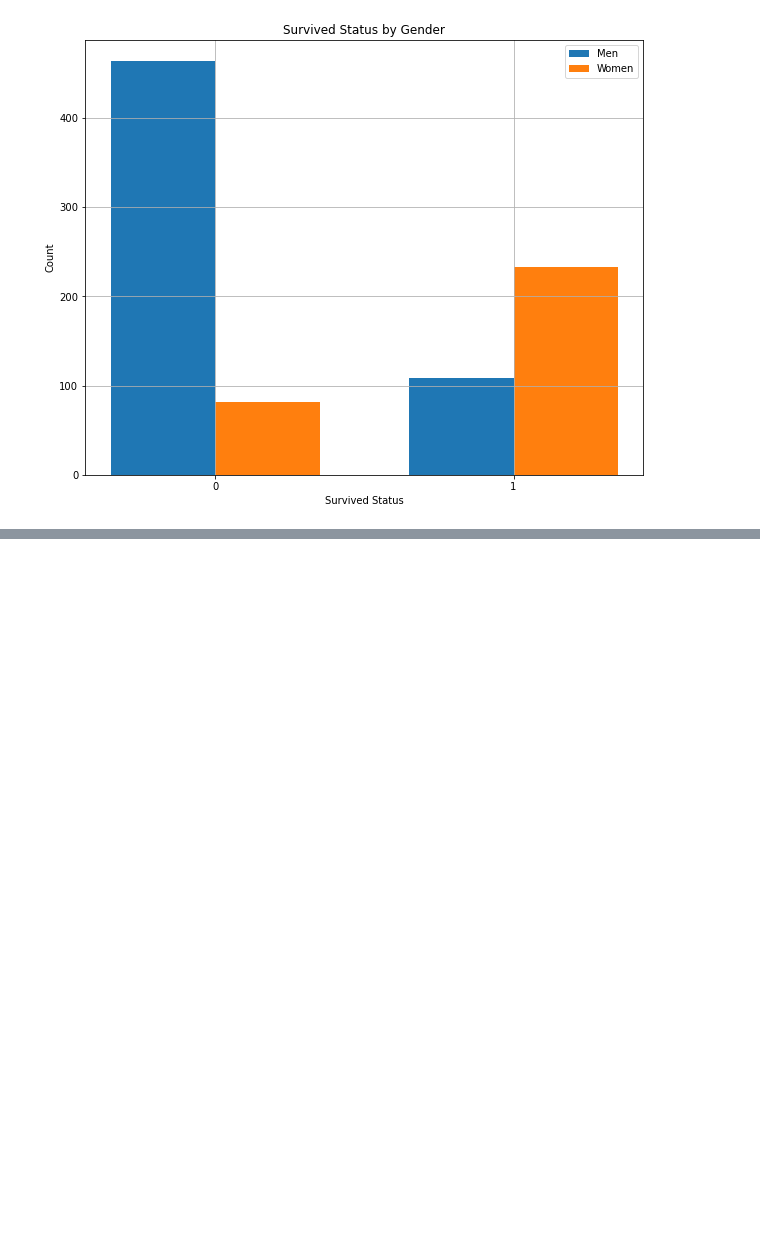
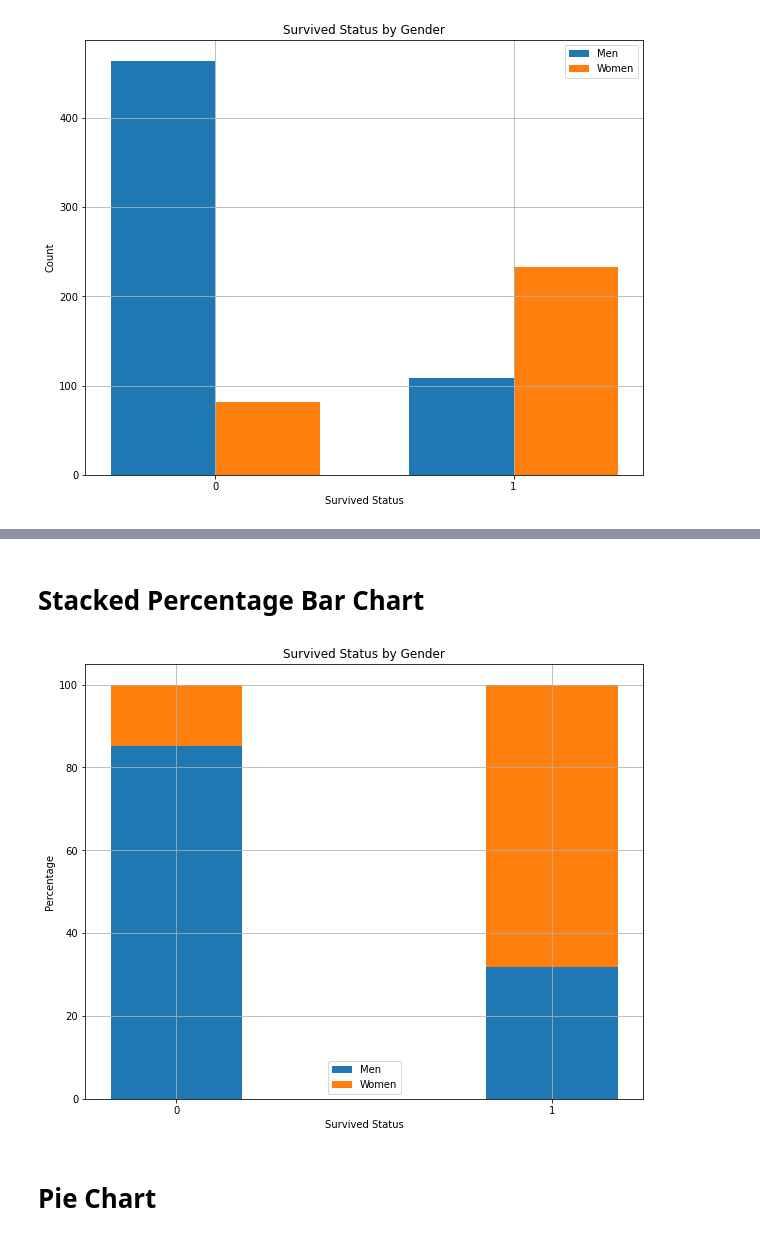
Before and after one commit to oscarm524/Python_Programming_for_Data_Science, a Jupyter notebook: Data_Visualization/Data_Visualization.ipynb, the cells around one changed output, grey strips where cells are left out. Saved outputs shown, nothing was run; the diff lists cells and outputs as text; code cells hidden in the pictures; blank space fills up the shorter version.

```diff
--- a/Data_Visualization/Data_Visualization.ipynb
+++ b/Data_Visualization/Data_Visualization.ipynb
@@ -155,0 +190,36 @@ plt.show()
+# %% [markdown]
+# Stacked Percentage Bar Chart
+# %%
+## Creating a new figure
+plt.figure(figsize = (10, 8))
+
+## Subsetting the data
+survived = titanic[titanic['Survived'] == 1]
+no_survived = titanic[titanic['Survived'] == 0]
+
+## Creating a grouped bar chart for survived and sex
+values = ['No Survived', 'Survived']
+males = [100*no_survived[no_survived['Sex'] == 'male'].shape[0] / no_survived.shape[0], 100*survived[survived['Sex'] == 'male'].shape[0] / survived.shape[0]]
+females = [100*no_survived[no_survived['Sex'] == 'female'].shape[0] / no_survived.shape[0], 100*survived[survived['Sex'] == 'female'].shape[0] / survived.shape[0]]
+
+bar_width = 0.35
+x_position = np.arange(len(values))
+
+plt.bar(x_position, males, bar_width, label = 'Men')
+plt.bar(x_position, females, bar_width, label = 'Women', bottom = males)
+
+plt.xticks(x_position)
+plt.xlabel('Survived Status')
+plt.ylabel('Percentage')
+plt.title('Survived Status by Gender')
+plt.legend()
+
+plt.grid()
+plt.show()
+
+## saving the plot
+# plt.savefig('stacked_percentage_bar_chart.pdf')
+# %% [output]
+[figure, added]
+# %% [markdown]
+# Pie Chart
```
Also changed, not shown: parts of 4 cells of this notebook.
